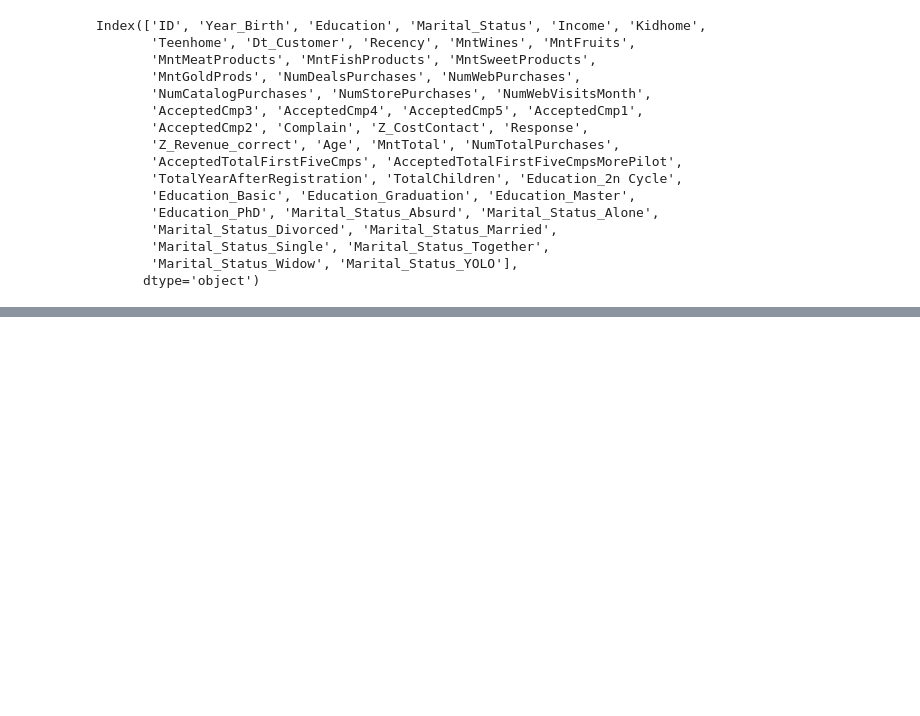
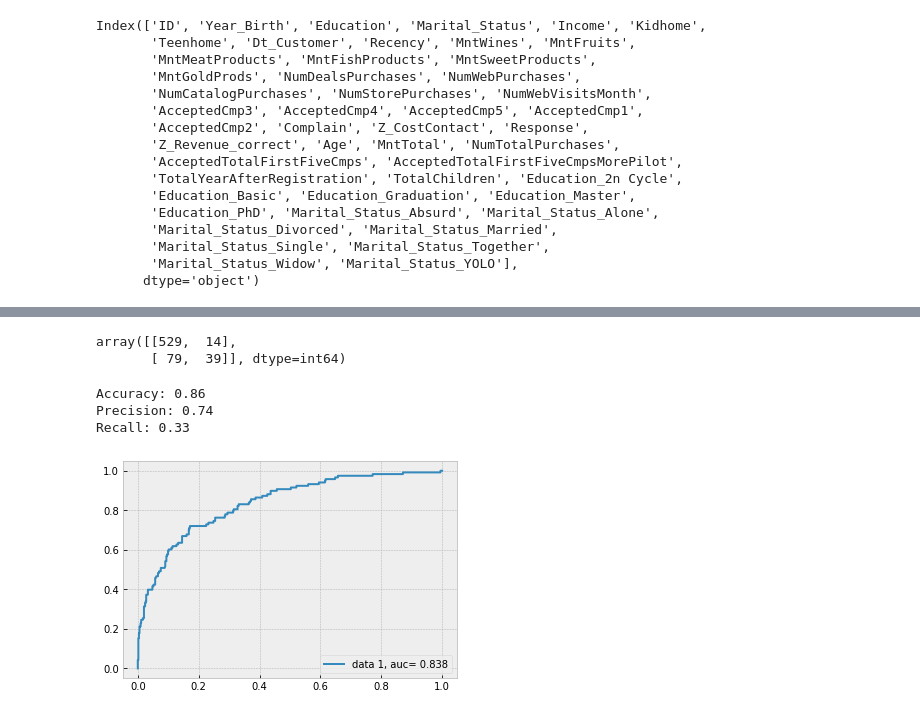
Before and after one commit to Danielgmelo/ifood, a Jupyter notebook: my_project/notebooks/predictive_model.ipynb, the cells around one changed output, grey strips where cells are left out. Drawn from its saved outputs; the diff is of its cells as text; code cells hidden in the pictures; blank space fills up the shorter version.

```diff
--- a/my_project/notebooks/predictive_model.ipynb
+++ b/my_project/notebooks/predictive_model.ipynb
@@ -213,0 +174,23 @@ array([[-2.97400731e-02,  1.32377508e-03, -3.07650388e-05,
+# %%
+logistic_regression_matrix = metrics.confusion_matrix(y_test, results_logistic_regression)
+logistic_regression_matrix
+# %% [output]
+array([[529,  14],
+       [ 79,  39]], dtype=int64)
+# %%
+print("Accuracy:", metrics.accuracy_score(y_test, results_logistic_regression).round(2))
+print("Precision:", metrics.precision_score(y_test, results_logistic_regression).round(2))
+print("Recall:", metrics.recall_score(y_test, results_logistic_regression).round(2))
+# %% [output]
+Accuracy: 0.86
+Precision: 0.74
+Recall: 0.33
+# %%
+y_pred_proba = logreg.predict_proba(X_test)[::,1]
+fpr, tpr, _ = metrics.roc_curve(y_test,  y_pred_proba)
+auc = metrics.roc_auc_score(y_test, y_pred_proba)
+plt.plot(fpr,tpr,label=f"data 1, auc= {auc:.3f}")
+plt.legend(loc=4)
+plt.show()
+# %% [output]
+[figure, added]
```
Also changed, not shown: parts of 53 cells of this notebook, 5 other files.
